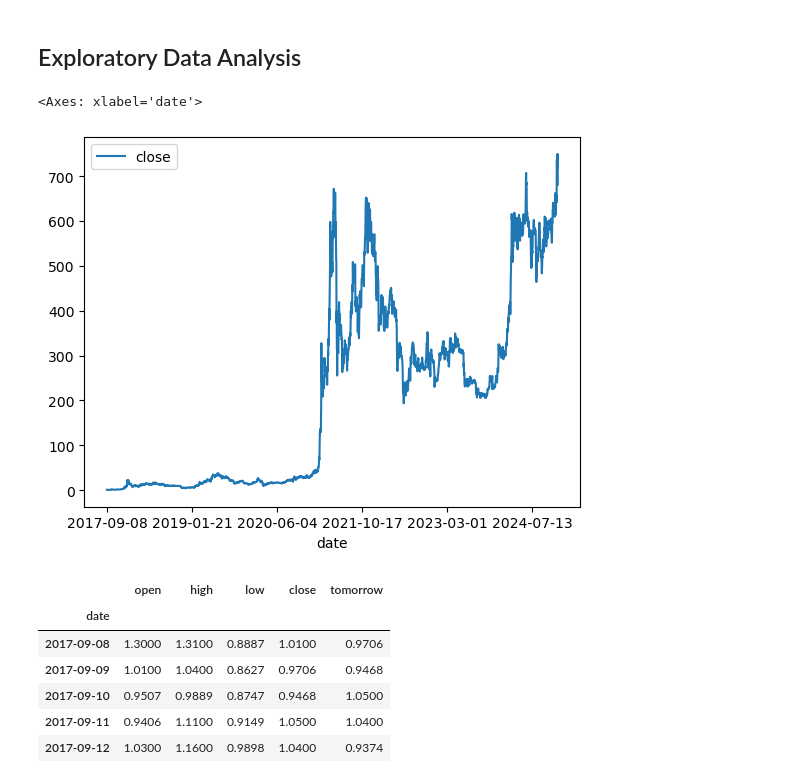
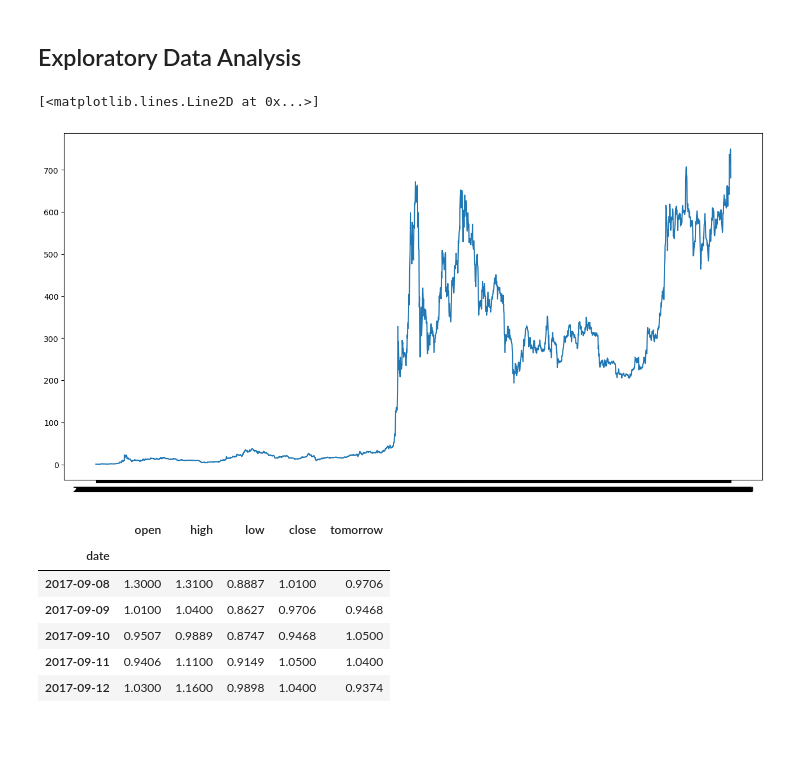
Before and after one commit to DavidChege1/Binance-Trend-Prediction---Mini-Project, a Jupyter notebook: index.ipynb, the cells around one changed output. Saved outputs shown, nothing was run; the diff lists cells and outputs as text; code cells hidden in the pictures; blank space fills up the shorter version.

```diff
--- a/index.ipynb
+++ b/index.ipynb
@@ -99,11 +98,12 @@ close     0
 dtype: int64
 # %% [markdown]
 ## Exploratory Data Analysis
-# %%
-df.plot.line(y="close", use_index=True)
-# %% [output]
-<Axes: xlabel='date'>
-[figure, removed]
+# %%
+plt.figure(figsize =(16,8))
+plt.plot(df["close"], label = "Closing Price")
+# %% [output]
+[<matplotlib.lines.Line2D at 0x...>]
+[figure, added]
 # %%
 df["tomorrow"] = df["close"].shift(-1)
 # %%
```
Also changed, not shown: parts of 3 cells of this notebook.
